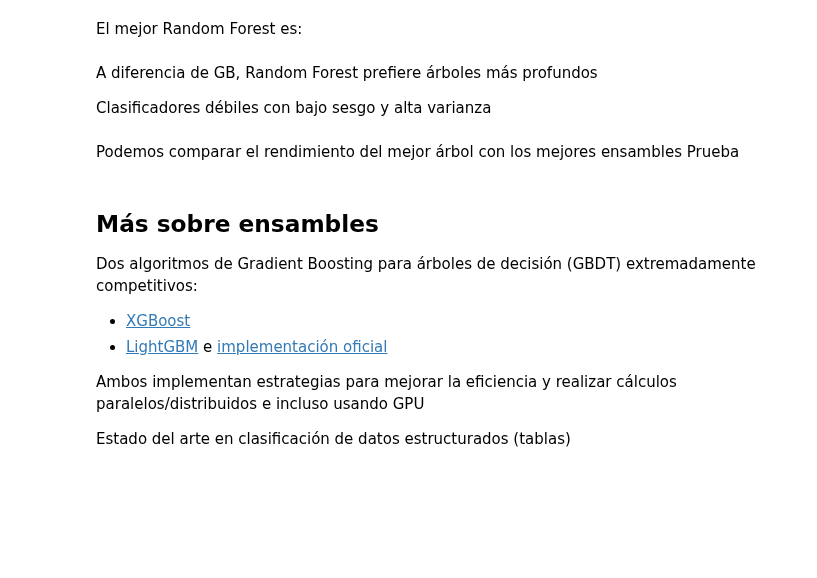
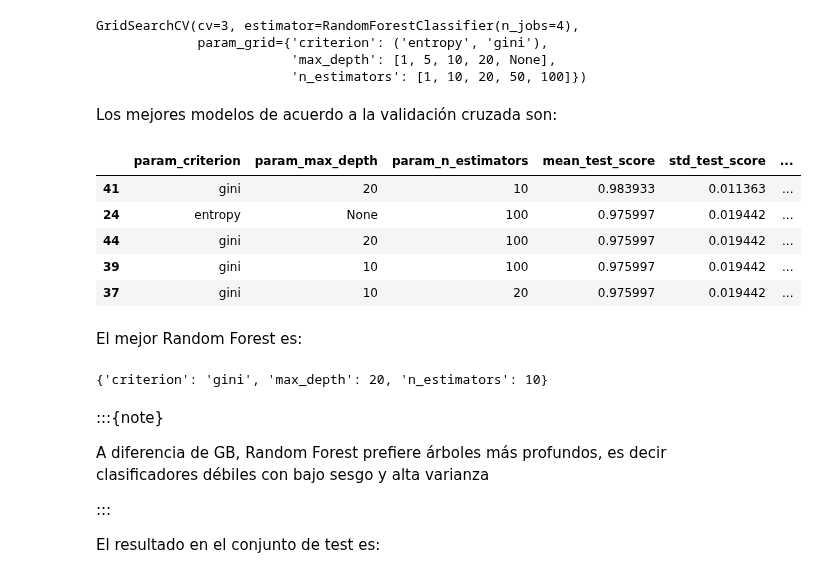
Before and after one commit to phuijse/MachineLearningBook, a Jupyter notebook: contents/supervised_learning/ensembles.ipynb, the cells around one changed output. Drawn from its saved outputs; the diff is of its cells as text; code cells hidden in the pictures; blank space fills up the shorter version.

Commit message:
Ensambles

```diff
--- a/contents/supervised_learning/ensembles.ipynb
+++ b/contents/supervised_learning/ensembles.ipynb
@@ -112,2 +458,30 @@ display(rfs.best_score_)
+# %%
+from sklearn.ensemble import RandomForestClassifier
+
+params = {'criterion':('entropy', 'gini'),
+          'max_depth':[1, 5, 10, 20, None],
+          'n_estimators': [1, 10, 20, 50, 100]}
+
+model = RandomForestClassifier(n_jobs=4)
+validator = GridSearchCV(model, params, cv=3, refit=True)
+validator.fit(X_train, y_train)
+# %% [output]
+GridSearchCV(cv=3, estimator=RandomForestClassifier(n_jobs=4),
+             param_grid={'criterion': ('entropy', 'gini'),
+                         'max_depth': [1, 5, 10, 20, None],
+                         'n_estimators': [1, 10, 20, 50, 100]})
+# %% [markdown]
+Los mejores modelos de acuerdo a la validación cruzada son:
+# %%
+columns = ["param_criterion", "param_max_depth", "param_n_estimators",
+           "mean_test_score", "std_test_score", "rank_test_score"]
+pd.DataFrame(validator.cv_results_)[columns].sort_values(by="rank_test_score").head(5)
+# %% [output]
+|  | param_criterion | param_max_depth | param_n_estimators | mean_test_score | std_test_score | ... |
+| 41 | gini | 20 | 10 | 0.983933 | 0.011363 | ... |
+| 24 | entropy | None | 100 | 0.975997 | 0.019442 | ... |
+| 44 | gini | 20 | 100 | 0.975997 | 0.019442 | ... |
+| 39 | gini | 10 | 100 | 0.975997 | 0.019442 | ... |
+| 37 | gini | 10 | 20 | 0.975997 | 0.019442 | ... |
 # %% [markdown]
 El mejor Random Forest es:
@@ -117,4 +488,12 @@ print(model)
+# %%
+validator.best_params_
+# %% [output]
+{'criterion': 'gini', 'max_depth': 20, 'n_estimators': 10}
 # %% [markdown]
-A diferencia de GB, Random Forest prefiere árboles más profundos
+:::{note}
 
-Clasificadores débiles con bajo sesgo y alta varianza
+A diferencia de GB, Random Forest prefiere árboles más profundos, es decir clasificadores débiles con bajo sesgo y alta varianza
+
+:::
+
+El resultado en el conjunto de test es:
@@ -136,2 +499,0 @@ ax[1].set_ylim([0.0, 1.0]);
-# %% [markdown]
-Podemos comparar el rendimiento del mejor árbol con los mejores ensambles Prueba
@@ -155,11 +499,0 @@ plt.legend(loc=4);
-# %% [markdown]
-## Más sobre ensambles
-
-Dos algoritmos de Gradient Boosting para árboles de decisión (GBDT) extremadamente competitivos:
-
-- [XGBoost](http://dmlc.cs.washington.edu/xgboost.html)
-- [LightGBM](https://papers.nips.cc/paper/6907-lightgbm-a-highly-efficient-gradient-boosting-decision-tree) e [implementación oficial](https://lightgbm.readthedocs.io/en/latest/index.html)
-
-Ambos implementan estrategias para mejorar la eficiencia y realizar cálculos paralelos/distribuidos e incluso usando GPU
-
-Estado del arte en clasificación de datos estructurados (tablas)
```
Also changed, not shown: parts of 46 cells of this notebook, 3 other files.
